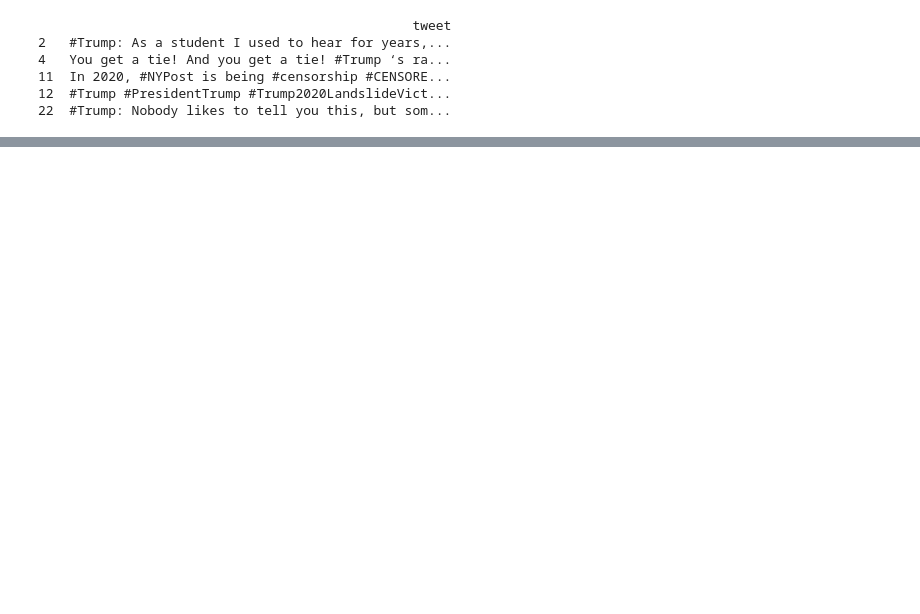
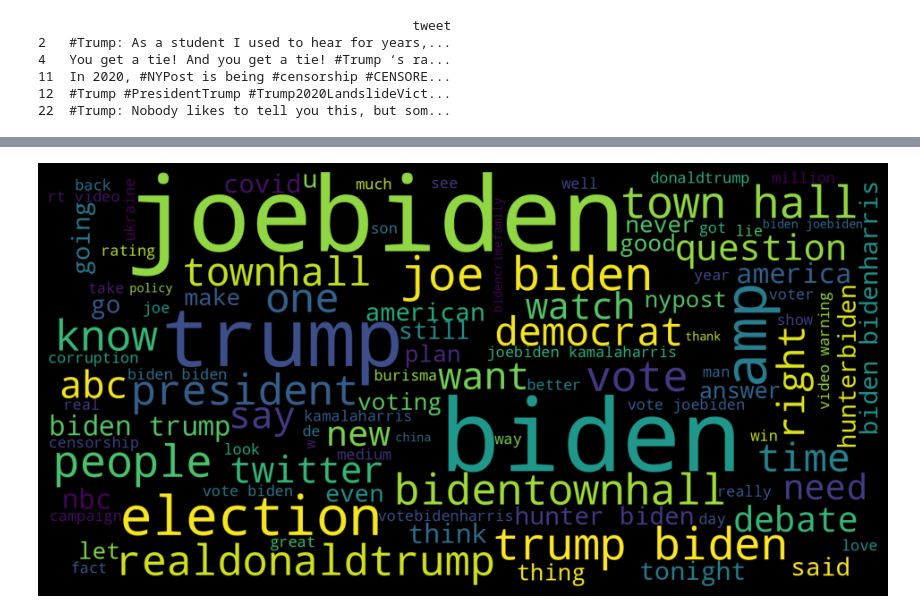
Before and after one commit to akhmalbabu/NLP_Sentiment_Analysis_for_US_Election, a Jupyter notebook: FD_Assignment_2.ipynb, the cells around one changed output, grey strips where cells are left out. Saved outputs shown, nothing was run; the diff lists cells and outputs as text; code cells hidden in the pictures; blank space fills up the shorter version.

```diff
--- a/FD_Assignment_2.ipynb
+++ b/FD_Assignment_2.ipynb
@@ -341,0 +470,4 @@ trump_tweets['subjectivity'] = trump_tweets['cleantext'].apply(getsubjectivity)
+# %%
+word_cloud(biden_tweets['cleantext'][:5000])
+# %% [output]
+[figure, added]
```
Also changed, not shown: parts of 11 cells of this notebook.
